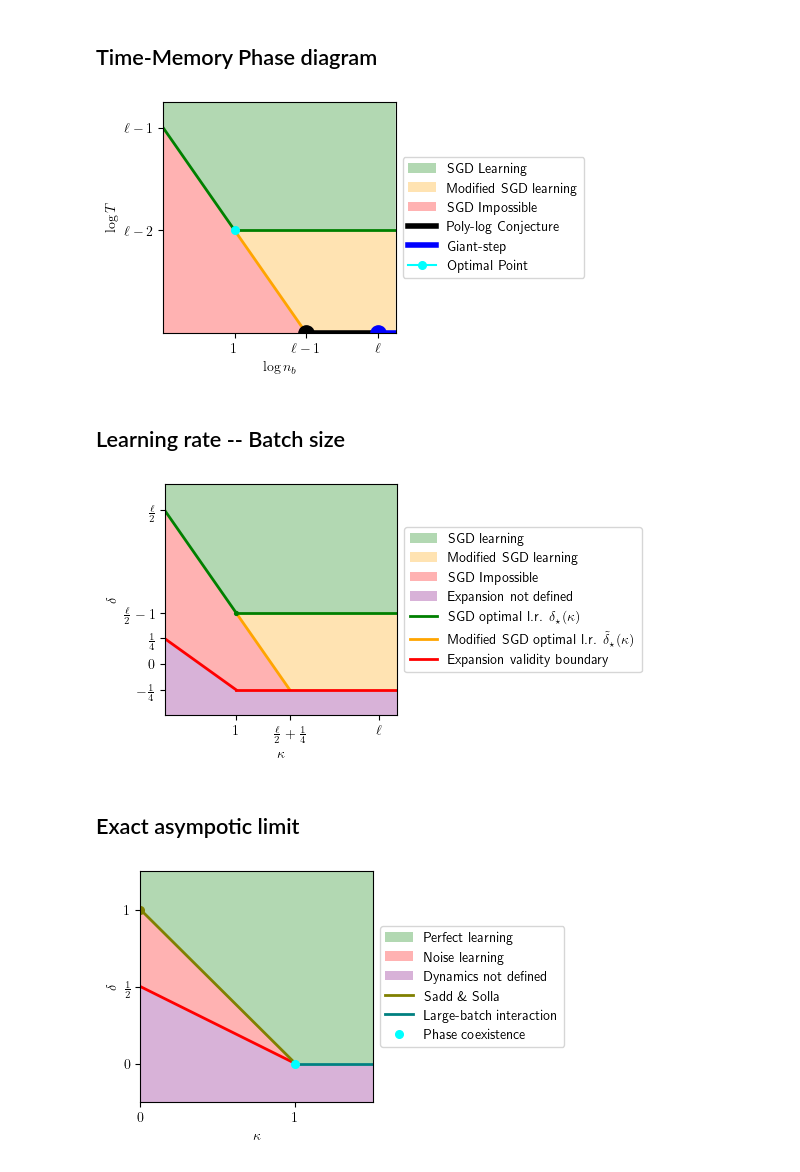
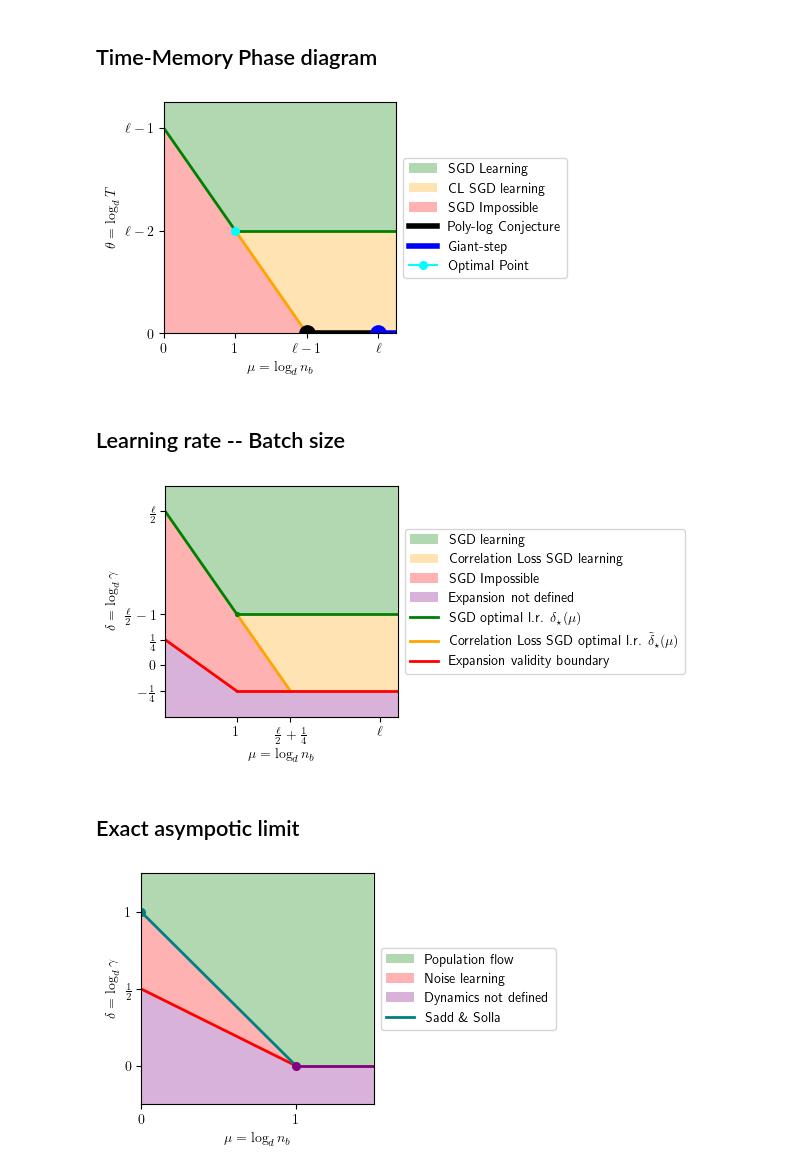
Before and after one commit to arn4/largebatch-ss, a Jupyter notebook: paper_plots/phase_diagrams.ipynb, the cells around one changed output. Drawn from its saved outputs; the diff is of its cells as text; code cells hidden in the pictures.

```diff
--- a/paper_plots/phase_diagrams.ipynb
+++ b/paper_plots/phase_diagrams.ipynb
@@ -34,7 +34,7 @@ ax.set_ylim(0., l-1+margin)
 ## Regions
 allowed_region = Polygon([[0,l-1], [1, l-2], [l+margin, l-2], [l+margin,l-1+margin], [0,l-1+margin]], facecolor = allowed_color, alpha = 0.3, label = 'SGD Learning')
 ax.add_patch(allowed_region)
-noyhat_region = Polygon([[1,l-2],[l-1,0],[l+margin,0],[l+margin,l-2]], facecolor = noyhat_color, alpha = 0.3, label = 'Modified SGD learning')
+noyhat_region = Polygon([[1,l-2],[l-1,0],[l+margin,0],[l+margin,l-2]], facecolor = noyhat_color, alpha = 0.3, label = 'CL SGD learning')
 ax.add_patch(noyhat_region)
 notallowed_region = Polygon([[0,l-1],[0,0],[l-1,0]], facecolor = notallowed_color, alpha = 0.3, label = 'SGD Impossible')
 ax.add_patch(notallowed_region)
@@ -53,21 +53,22 @@ ax.plot([l],[0], marker = 'o', color = giantstep_color, markersize = 2*markersiz
 
 
 if l == 3 and parametric_ticks:
-    ax.set_xticks([1,2,3])
-    ax.set_xticklabels(['$1$', r'$\ell-1$', r'$\ell$'])
-    ax.set_yticks([1,2])
-    ax.set_yticklabels([r'$\ell-2$', r'$\ell-1$'])
+    ax.set_xticks([0,1,2,3])
+    ax.set_xticklabels([r'$0$', '$1$', r'$\ell-1$', r'$\ell$'])
+    ax.set_yticks([0,1,2])
+    ax.set_yticklabels([r'$0$', r'$\ell-2$', r'$\ell-1$'])
 
-ax.set_xlabel('$\log n_b$')
-ax.set_ylabel('$\log T$')
+ax.set_xlabel(r'$\mu = \log_d n_b$')
+ax.set_ylabel(r'$\theta =\log_d T$')
+
+plt.savefig('figures/logT_lognb[no_legend].pdf', bbox_inches = 'tight')
 
 ax.legend(loc = 'center left', bbox_to_anchor = (1,0.5))
 
-
 plt.savefig('figures/logT_lognb.pdf', bbox_inches = 'tight')
 plt.show()
 # %% [output]
-[figure, old version]
+[figure, new version]
 # %% [markdown]
 ## Learning rate -- Batch size
 # %%
@@ -82,40 +83,41 @@ ax.set_ylim(-1/4-margin, l/2+margin)
 ## Regions
 allowed_region = Polygon([[0,l/2], [1, l/2-1], [l+margin, l/2-1], [l+margin,l/2+margin], [0,l/2+margin]], facecolor = allowed_color, alpha = 0.3, label = 'SGD learning')
 ax.add_patch(allowed_region)
-noyhat_region = Polygon([[1,l/2-1],[l/2+1/4,-1/4],[l+margin,-1/4],[l+margin,l/2-1]], facecolor = noyhat_color, alpha = 0.3, label = 'Modified SGD learning')
+noyhat_region = Polygon([[1,l/2-1],[l/2+1/4,-1/4],[l+margin,-1/4],[l+margin,l/2-1]], facecolor = noyhat_color, alpha = 0.3, label = 'Correlation Loss SGD learning')
 ax.add_patch(noyhat_region)
 notallowed_region = Polygon([[0,l/2],[0,1/4],[1,-1/4],[l/2+1/4,-1/4]], facecolor = notallowed_color, alpha = 0.3, label = 'SGD Impossible')
 ax.add_patch(notallowed_region)
 theorynotdefined_region = Polygon([[0,1/4],[0,-1/4-margin],[l+margin,-1/4-margin],[l+margin,-1/4],[1,-1/4]], facecolor = processnotdefined_color, alpha = 0.3, label = 'Expansion not defined')
 ax.add_patch(theorynotdefined_region)
 
 
 
 ## Lines
 ax.plot([0,1], [l/2, l/2-1], color = allowed_color, linewidth = linewidth)
-ax.plot([1,l+margin], [l/2-1,l/2-1], color = allowed_color, linewidth = linewidth, label = r'SGD optimal l.r. $\delta_\star(\kappa)$')
-ax.plot([1,l/2+1/4], [l/2-1,-1/4], color = noyhat_color, linewidth = linewidth, label = r'Modified SGD optimal l.r. $\tilde \delta_\star(\kappa)$')
+ax.plot([1,l+margin], [l/2-1,l/2-1], color = allowed_color, linewidth = linewidth, label = r'SGD optimal l.r. $\delta_\star(\mu)$')
+ax.plot([1,l/2+1/4], [l/2-1,-1/4], color = noyhat_color, linewidth = linewidth, label = r'Correlation Loss SGD optimal l.r. $\tilde \delta_\star(\mu)$')
 ax.plot([0,1], [1/4,-1/4], color=notallowed_color, linewidth = linewidth, label = 'Expansion validity boundary')
 ax.plot([1,l+margin], [-1/4,-1/4], color=notallowed_color, linewidth = linewidth)
 
 ## Points
 ax.plot([1],[l/2-1], marker = 'o', color = allowed_color, markersize = markersize/2)
 
 if l == 3 and parametric_ticks:
     ax.set_xticks([1,3/2+1/4,3])
     ax.set_xticklabels(['$1$', r'$\frac{\ell}{2}+\frac14$', r'$\ell$'])
     ax.set_yticks([-1/4,0,1/4,3/2-1,3/2])
     ax.set_yticklabels([r'$-\frac14$','$0$',r'$\frac14$', r'$\frac{\ell}{2}-1$', r'$\frac{\ell}{2}$'])
 
-ax.set_xlabel('$\kappa$')
-ax.set_ylabel('$\delta$')
+ax.set_xlabel('$\mu = \log_d n_b$')
+ax.set_ylabel('$\delta = \log_d \gamma$')
 
+plt.savefig('figures/expansion_diagram[no_legend].pdf', bbox_inches = 'tight')
 ax.legend(loc = 'center left', bbox_to_anchor = (1,0.5))
 
 plt.savefig('figures/expansion_diagram.pdf', bbox_inches = 'tight')
 plt.show()
 # %% [output]
-[figure, old version]
+[figure, new version]
 # %% [markdown]
 ## Exact asympotic limit
 # %%
@@ -127,7 +129,7 @@ ax.set_xlim(0., 1+2*margin)
 ax.set_ylim(-margin, 1+margin)
 
 ## Regions
-allowed_region = Polygon([[0,1], [1, 0], [1+2*margin, 0], [1+2*margin,1+margin], [0,1+margin]], facecolor = allowed_color, alpha = 0.3, label = 'Perfect learning')
+allowed_region = Polygon([[0,1], [1, 0], [1+2*margin, 0], [1+2*margin,1+margin], [0,1+margin]], facecolor = allowed_color, alpha = 0.3, label = 'Population flow')
 ax.add_patch(allowed_region)
 notallowed_region = Polygon([[0,1], [0,1/2], [1,0]], facecolor = notallowed_color, alpha = 0.3, label = 'Noise learning')
 ax.add_patch(notallowed_region)
@@ -136,12 +138,12 @@ ax.add_patch(theorynotdefined_region)
 
 ## Lines
 ax.plot([0,1], [1/2,0], color = notallowed_color, linewidth = linewidth)
-ax.plot([0,1], [1, 0], color = 'Olive', linewidth = linewidth, label = 'Sadd \& Solla')
-ax.plot([1,1+2*margin], [0,0], color = 'Teal', linewidth = linewidth, label = 'Large-batch interaction')
+ax.plot([0,1], [1, 0], color = 'Teal', linewidth = linewidth, label = 'Sadd \& Solla')
+ax.plot([1,1+2*margin], [0,0], color = processnotdefined_color, linewidth = linewidth)
 
 ## Points
-ax.plot([0],[1], marker = 'o', color = 'Olive', markersize = markersize)
-ax.plot([1],[0], marker = 'o', color = sweetspot_color, markersize = markersize, ls='', label = 'Phase coexistence')
+ax.plot([0],[1], marker = 'o', color = 'Teal', markersize = markersize)
+ax.plot([1],[0], marker = 'o', color = processnotdefined_color, markersize = markersize, ls='')
 
 
 ax.set_xticks([0,1])
@@ -150,12 +152,13 @@ ax.set_yticks([0,1/2,1])
 ax.set_yticklabels(['$0$',r'$\frac12$', '$1$'])
 
 
-ax.set_xlabel('$\kappa$')
-ax.set_ylabel('$\delta$')
+ax.set_xlabel('$\mu = \log_d n_b$')
+ax.set_ylabel('$\delta = \log_d \gamma$')
 
+plt.savefig('figures/exact_asymptotic_diagram[no_legend].pdf', bbox_inches = 'tight')
 ax.legend(loc = 'center left', bbox_to_anchor = (1,0.5))
 
 plt.savefig('figures/exact_asymptotic_diagram.pdf', bbox_inches = 'tight')
 plt.show()
 # %% [output]
-[figure, old version]
+[figure, new version]
```
Also changed, not shown: 36 other files.
